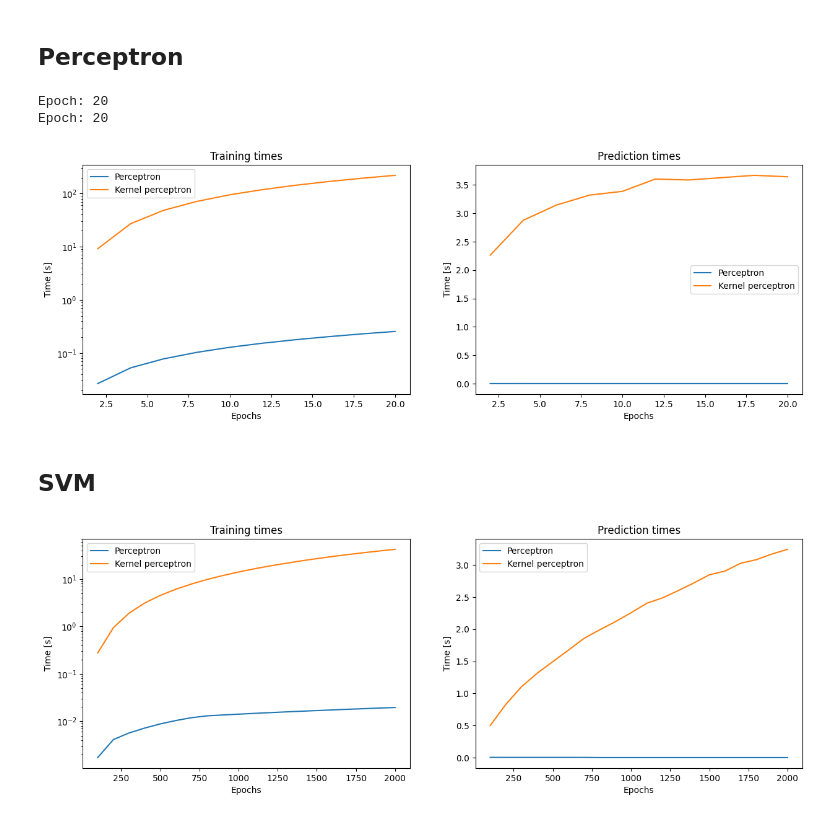
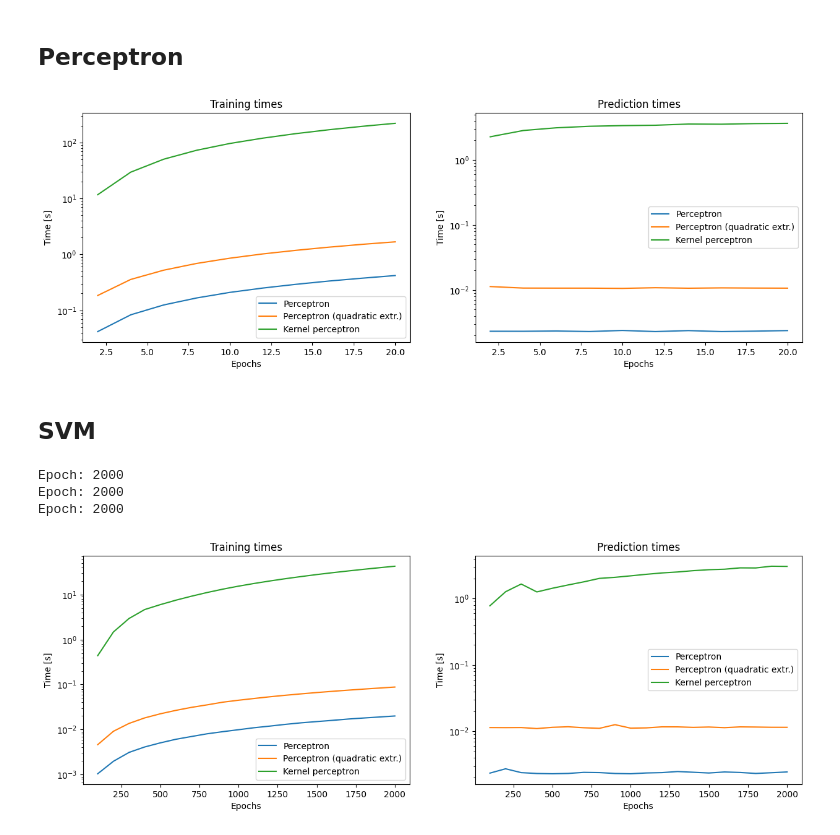
Before and after one commit to mattia01017/kernelized-linear-classification, a Jupyter notebook: src/analysis.ipynb, the cells around one changed output. Drawn from its saved outputs; the diff is of its cells as text; code cells hidden in the pictures.

```diff
--- a/src/analysis.ipynb
+++ b/src/analysis.ipynb
@@ -607,7 +613,7 @@ best_param, loss
  0.09760000000000002)
 # %%
 params = {
-    "epochs": [15000, 18000, 20000],
+    "epochs_per_step": [15000, 18000, 20000],
     "learning_rate": [0.3*i for i in range(1, 11)],
     "regularization": [0.0005*i for i in range(1, 11)],
     "loss_func": ["logistic"],
@@ -641,7 +647,7 @@ with open("../hyperparameters/quad_svm2_log.json") as f:
 
 del best_param["epochs_per_step"]
 
-model = predictors.SVM(**best_param, epochs_per_step=2000, random=random.Random(i))
+model = predictors.SVM(**best_param, epochs_per_step=2000, random=random.Random(1))
 train_err, test_err, epochs = train_by_steps(
     model,
     200000,
@@ -734,13 +740,13 @@ with open("../hyperparameters/poly_svm2.json") as f:
     best_param = json.load(f)
 
 model = predictors.KernelSVM(
-    epochs_per_step=5000,
+    epochs_per_step=10000,
     regularization=best_param["regularization"],
     kernel=kernels.polynomial(best_param["degree"]),
-    rand=random.Random(i),
+    rand=random.Random(1),
 )
 
-train_err, test_err, epochs = train_by_steps(model, 40000, 5000)
+train_err, test_err, epochs = train_by_steps(model, 60000, 10000)
 
 plt.plot(epochs, train_err)
 plt.plot(epochs, test_err)
@@ -825,7 +831,7 @@ model = predictors.KernelSVM(
     epochs_per_step=5000,
     regularization=best_param["regularization"],
     kernel=kernels.gaussian(best_param["gamma"]),
-    rand=random.Random(i),
+    rand=random.Random(1),
 )
 
 train_err, test_err, epochs = train_by_steps(model, 30000, 5000)
@@ -880,9 +886,14 @@ def benchmark(
 ## Perceptron
 # %%
 model = predictors.Perceptron(2)
+quad_model = predictors.Perceptron(2)
 kernel_model = predictors.KernelPerceptron(kernel=kernels.polynomial(4))
 
+quad_trainX = [utils.quadratic_extraction(x) for x in trainX]
+quad_testX = [utils.quadratic_extraction(x) for x in testX]
+
 train_times, predict_times, epochs = benchmark(model, 2, 20)
+qtrain_times, qpredict_times, qepochs = benchmark(model, 2, 20, trainX=quad_trainX, testX=quad_testX)
 ktrain_times, kpredict_times, kepochs = benchmark(kernel_model, 2, 20)
 
 fig, axs = plt.subplots(1, 2)
@@ -893,46 +904,58 @@ axs[0].set_xlabel("Epochs")
 axs[0].set_ylabel("Time [s]")
 axs[0].set_yscale("log")
 axs[0].plot(epochs, train_times)
+axs[0].plot(epochs, qtrain_times)
 axs[0].plot(epochs, ktrain_times)
-axs[0].legend(["Perceptron", "Kernel perceptron"])
+axs[0].legend(["Perceptron", "Perceptron (quadratic extr.)", "Kernel perceptron"])
 
 axs[1].set_title("Prediction times")
 axs[1].set_xlabel("Epochs")
 axs[1].set_ylabel("Time [s]")
+axs[1].set_yscale("log")
 axs[1].plot(epochs, predict_times)
+axs[1].plot(epochs, qpredict_times)
 axs[1].plot(epochs, kpredict_times)
-axs[1].legend(["Perceptron", "Kernel perceptron"])
+axs[1].legend(["Perceptron", "Perceptron (quadratic extr.)", "Kernel perceptron"])
 plt.show()
 # %% [output]
-Epoch: 20
-Epoch: 20
-[figure, old version]
+[figure, new version]
 # %% [markdown]
 ## SVM
 # %%
 model = predictors.SVM(100)
+quad_model = predictors.SVM(100)
 kernel_model = predictors.KernelSVM(kernel=kernels.polynomial(4))
 
+quad_trainX = [utils.quadratic_extraction(x) for x in trainX]
+quad_testX = [utils.quadratic_extraction(x) for x in testX]
+
 train_times, predict_times, epochs = benchmark(model, 100, 2000)
+qtrain_times, qpredict_times, qepochs = benchmark(model, 100, 2000, trainX=quad_trainX, testX=quad_testX)
 ktrain_times, kpredict_times, kepochs = benchmark(kernel_model, 100, 2000)
 
 fig, axs = plt.subplots(1, 2)
 fig.set_figwidth(15)
 
 axs[0].set_title("Training times")
 axs[0].set_xlabel("Epochs")
 axs[0].set_ylabel("Time [s]")
 axs[0].set_yscale("log")
 axs[0].plot(epochs, train_times)
+axs[0].plot(epochs, qtrain_times)
 axs[0].plot(epochs, ktrain_times)
-axs[0].legend(["Perceptron", "Kernel perceptron"])
+axs[0].legend(["Perceptron", "Perceptron (quadratic extr.)", "Kernel perceptron"])
 
 axs[1].set_title("Prediction times")
 axs[1].set_xlabel("Epochs")
 axs[1].set_ylabel("Time [s]")
+axs[1].set_yscale("log")
 axs[1].plot(epochs, predict_times)
+axs[1].plot(epochs, qpredict_times)
 axs[1].plot(epochs, kpredict_times)
-axs[1].legend(["Perceptron", "Kernel perceptron"])
+axs[1].legend(["Perceptron", "Perceptron (quadratic extr.)", "Kernel perceptron"])
 plt.show()
 # %% [output]
+Epoch: 2000
+Epoch: 2000
+Epoch: 2000
-[figure, old version]
+[figure, new version]
```
Also changed, not shown: parts of 18 cells of this notebook, 25 other files.
